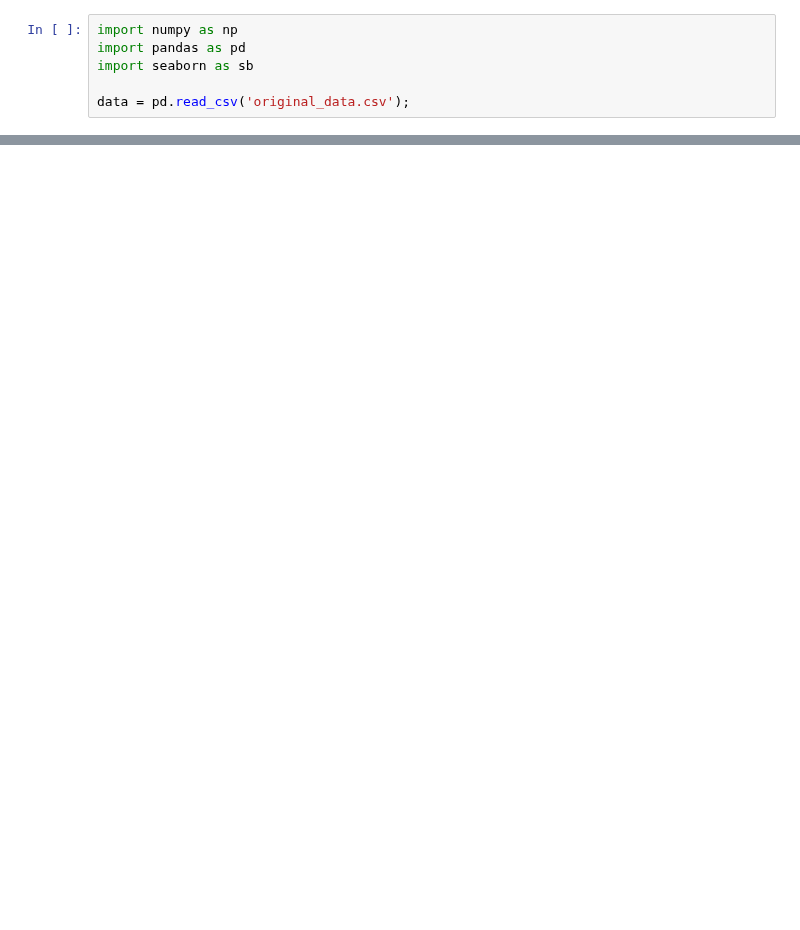
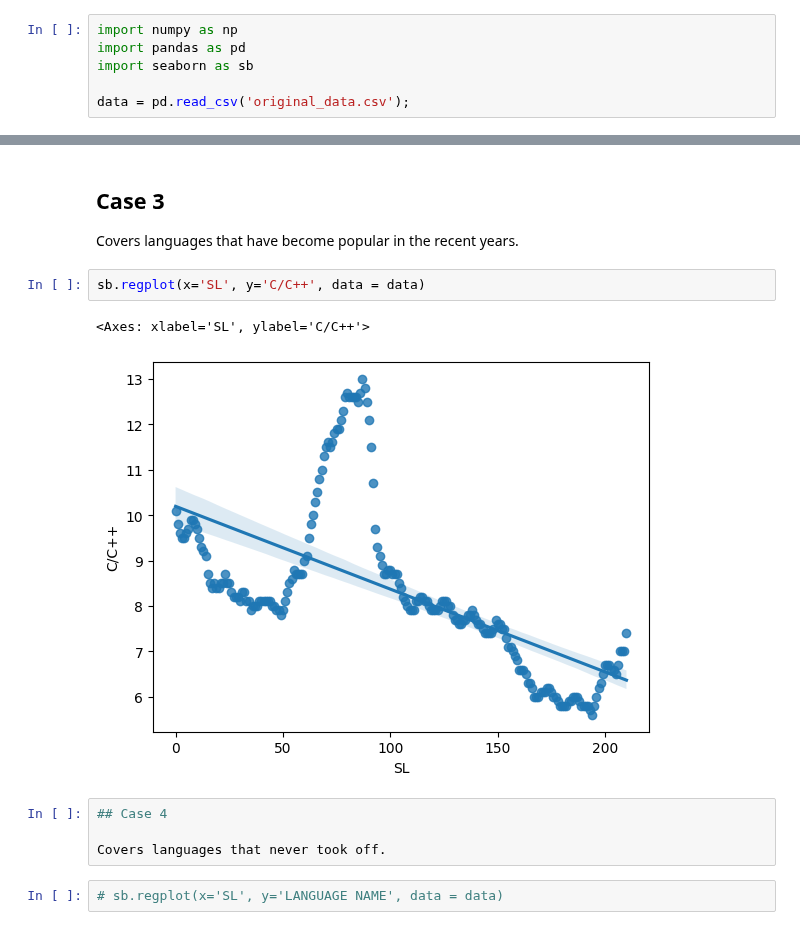
Before and after one commit to 0thorderlogic/smalldata, a Jupyter notebook: main.ipynb, the cells around one changed output, grey strips where cells are left out. Saved outputs shown, nothing was run; the diff lists cells and outputs as text; blank space fills up the shorter version.

```diff
--- a/main.ipynb
+++ b/main.ipynb
@@ -47,0 +61,15 @@ data.ruby = data.sort_values('Ruby')
+# %% [markdown]
+## Case 3
+
+Covers languages that have become popular in the recent years.
+# %%
+sb.regplot(x='SL', y='C/C++', data = data)
+# %% [output]
+<Axes: xlabel='SL', ylabel='C/C++'>
+[figure, added]
+# %%
+## Case 4
+
+Covers languages that never took off.
+# %%
+# sb.regplot(x='SL', y='LANGUAGE NAME', data = data)
```
Also changed, not shown: parts of 8 cells of this notebook, 3 other files.
